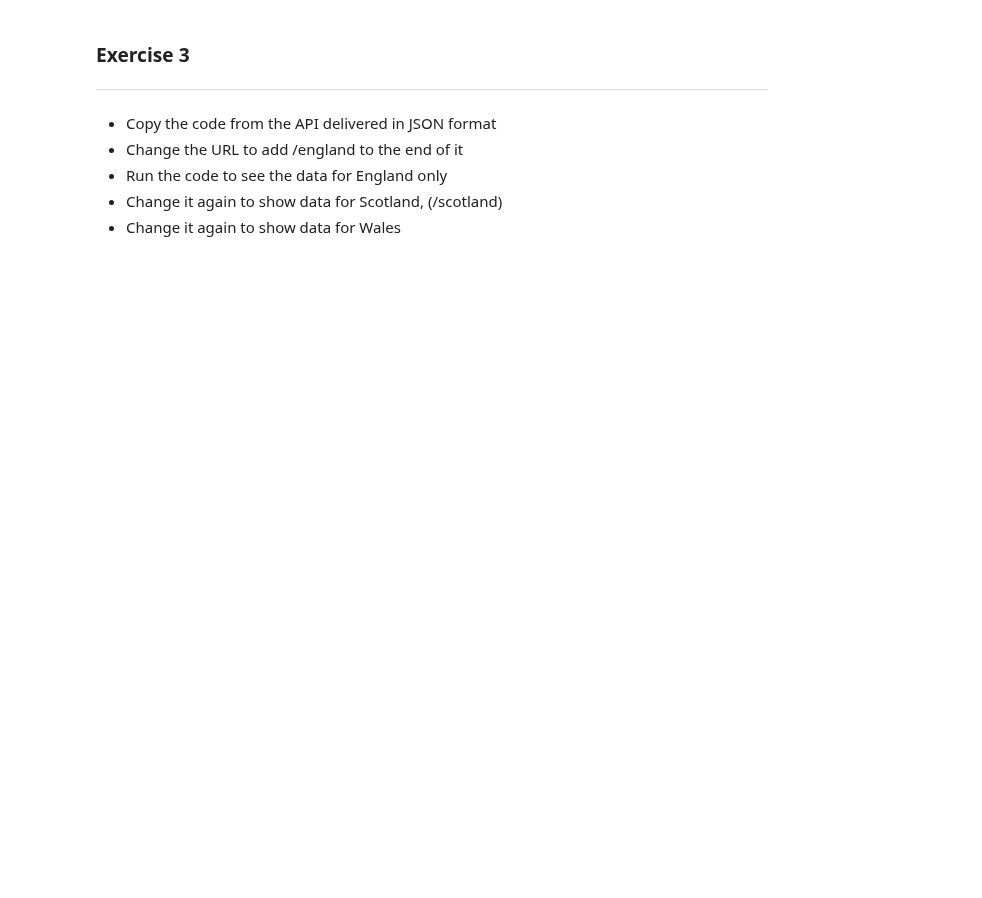
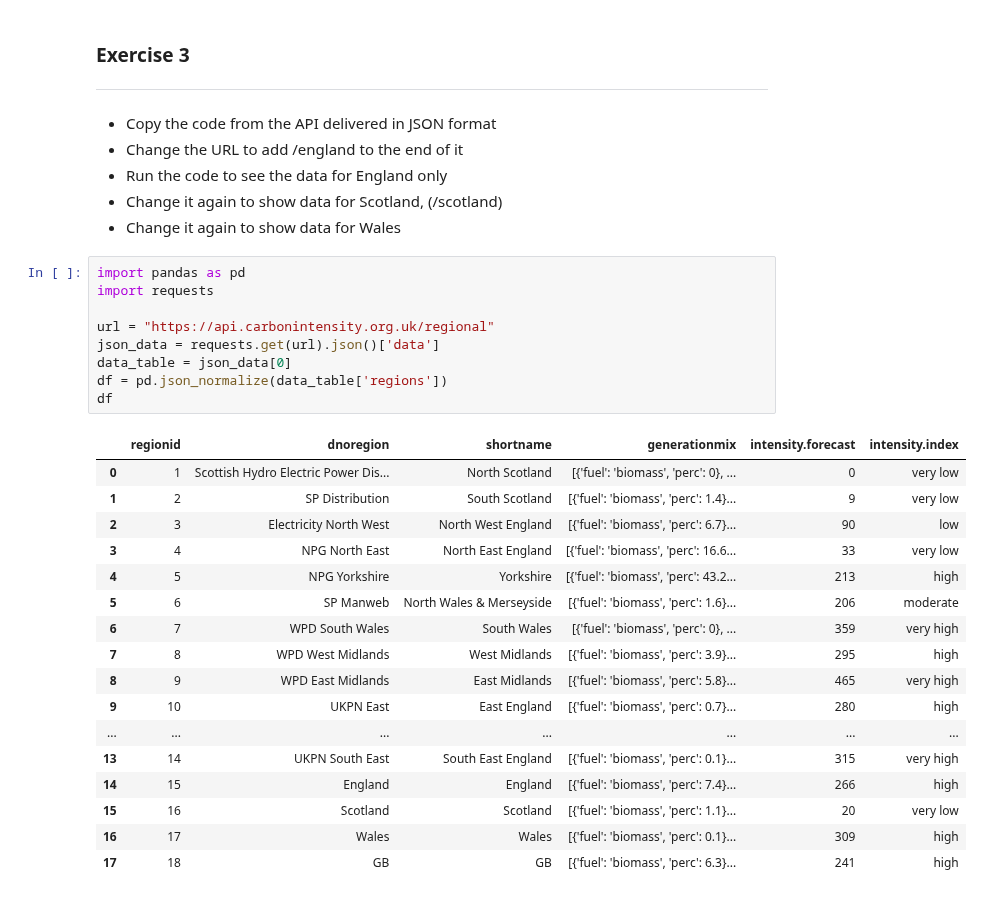
Before and after one commit to RautenM/PythonFundamentals, a Jupyter notebook: Worksheets/1_Data_retrieval.ipynb, the cells around one changed output. Saved outputs shown, nothing was run; the diff lists cells and outputs as text; blank space fills up the shorter version.

```diff
--- a/Worksheets/1_Data_retrieval.ipynb
+++ b/Worksheets/1_Data_retrieval.ipynb
@@ -232,3 +251,30 @@ SyntaxError: ignored
 *  Run the code to see the data for England only
 *  Change it again to show data for Scotland, (/scotland)
 *  Change it again to show data for Wales
+# %%
+import pandas as pd
+import requests
+
+url = "https://api.carbonintensity.org.uk/regional"
+json_data = requests.get(url).json()['data']
+data_table = json_data[0]
+df = pd.json_normalize(data_table['regions'])
+df
+# %% [output]
+|  | regionid | dnoregion | shortname | generationmix | intensity.forecast | intensity.index |
+| 0 | 1 | Scottish Hydro Electric Power Dis... | North Scotland | [{'fuel': 'biomass', 'perc': 0}, ... | 0 | very low |
+| 1 | 2 | SP Distribution | South Scotland | [{'fuel': 'biomass', 'perc': 1.4}... | 9 | very low |
+| 2 | 3 | Electricity North West | North West England | [{'fuel': 'biomass', 'perc': 6.7}... | 90 | low |
+| 3 | 4 | NPG North East | North East England | [{'fuel': 'biomass', 'perc': 16.6... | 33 | very low |
+| 4 | 5 | NPG Yorkshire | Yorkshire | [{'fuel': 'biomass', 'perc': 43.2... | 213 | high |
+| 5 | 6 | SP Manweb | North Wales & Merseyside | [{'fuel': 'biomass', 'perc': 1.6}... | 206 | moderate |
+| 6 | 7 | WPD South Wales | South Wales | [{'fuel': 'biomass', 'perc': 0}, ... | 359 | very high |
+| 7 | 8 | WPD West Midlands | West Midlands | [{'fuel': 'biomass', 'perc': 3.9}... | 295 | high |
+| 8 | 9 | WPD East Midlands | East Midlands | [{'fuel': 'biomass', 'perc': 5.8}... | 465 | very high |
+| 9 | 10 | UKPN East | East England | [{'fuel': 'biomass', 'perc': 0.7}... | 280 | high |
+| ... | ... | ... | ... | ... | ... | ... |
+| 13 | 14 | UKPN South East | South East England | [{'fuel': 'biomass', 'perc': 0.1}... | 315 | very high |
+| 14 | 15 | England | England | [{'fuel': 'biomass', 'perc': 7.4}... | 266 | high |
+| 15 | 16 | Scotland | Scotland | [{'fuel': 'biomass', 'perc': 1.1}... | 20 | very low |
+| 16 | 17 | Wales | Wales | [{'fuel': 'biomass', 'perc': 0.1}... | 309 | high |
+| 17 | 18 | GB | GB | [{'fuel': 'biomass', 'perc': 6.3}... | 241 | high |
```
Also changed, not shown: parts of 2 cells of this notebook.
